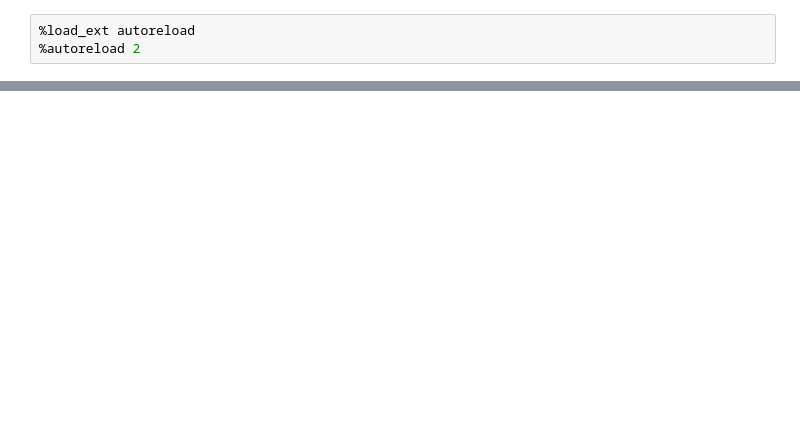
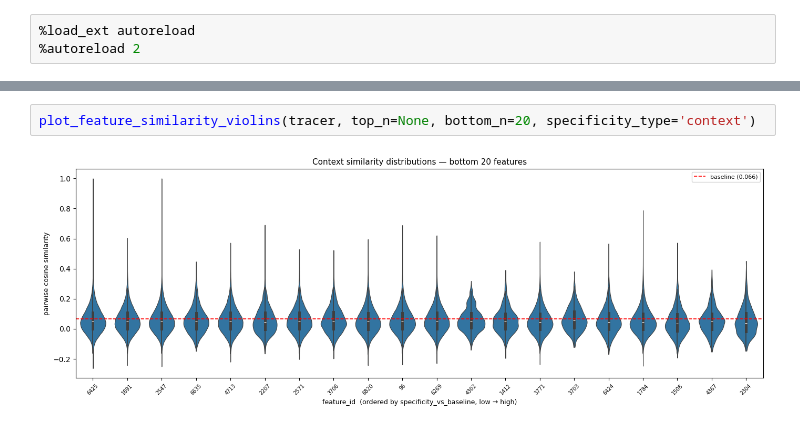
Before and after one commit to miles-markey/sae_trainer, a Jupyter notebook: notebooks/sae_semantic_eval.ipynb, the cells around one changed output, grey strips where cells are left out. Drawn from its saved outputs; the diff is of its cells as text; blank space fills up the shorter version.

```diff
--- a/notebooks/sae_semantic_eval.ipynb
+++ b/notebooks/sae_semantic_eval.ipynb
@@ -150,2 +152,6 @@ plot_feature_umap(tracer, top_n=20)
+# %%
+plot_feature_similarity_violins(tracer, top_n=None, bottom_n=20, specificity_type='context')
+# %% [output]
+[figure, added]
 # %%
 # Note: can't test this yet, can't install umap
```
Also changed, not shown: parts of 18 cells of this notebook, 3 other files.
